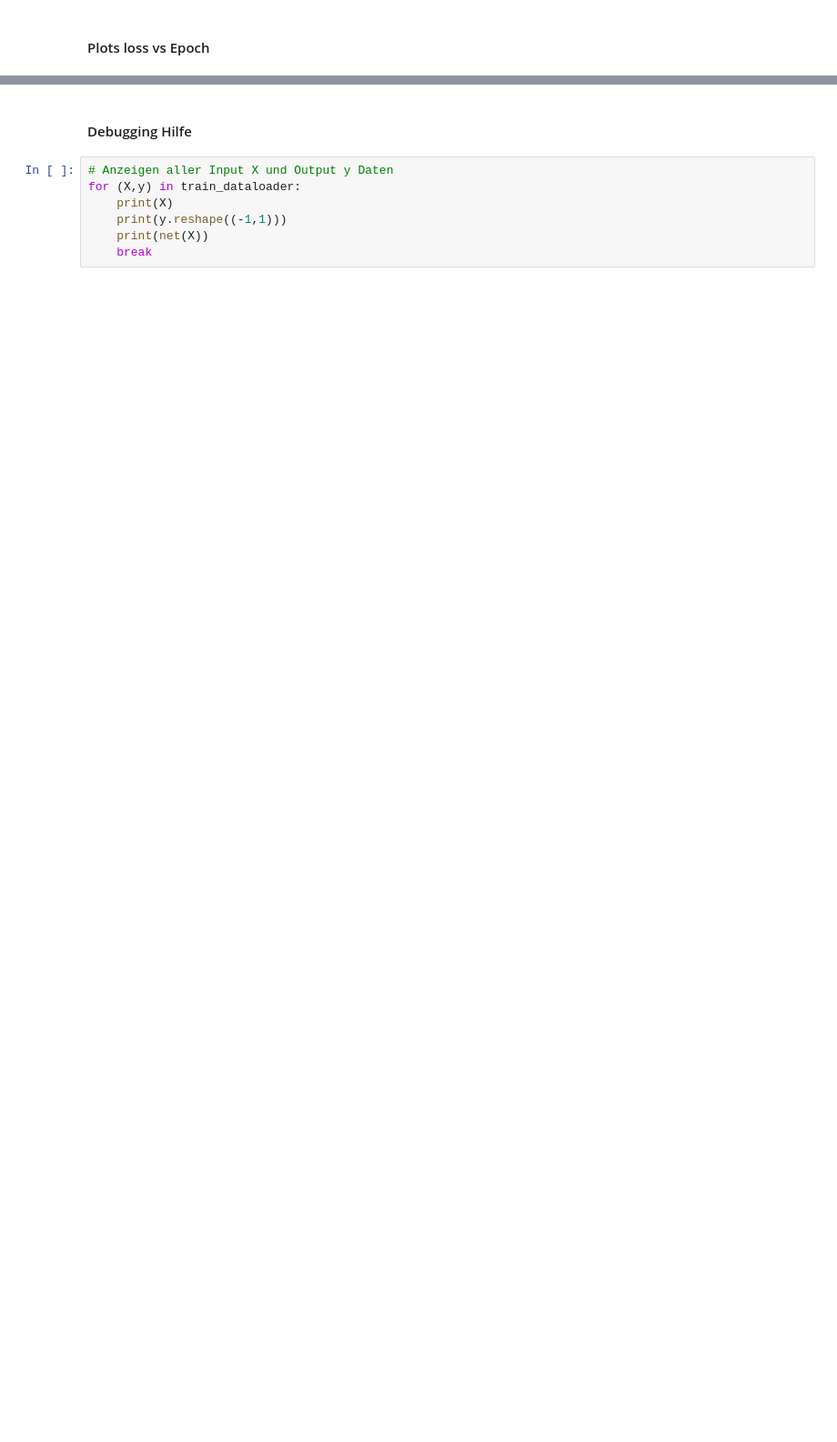
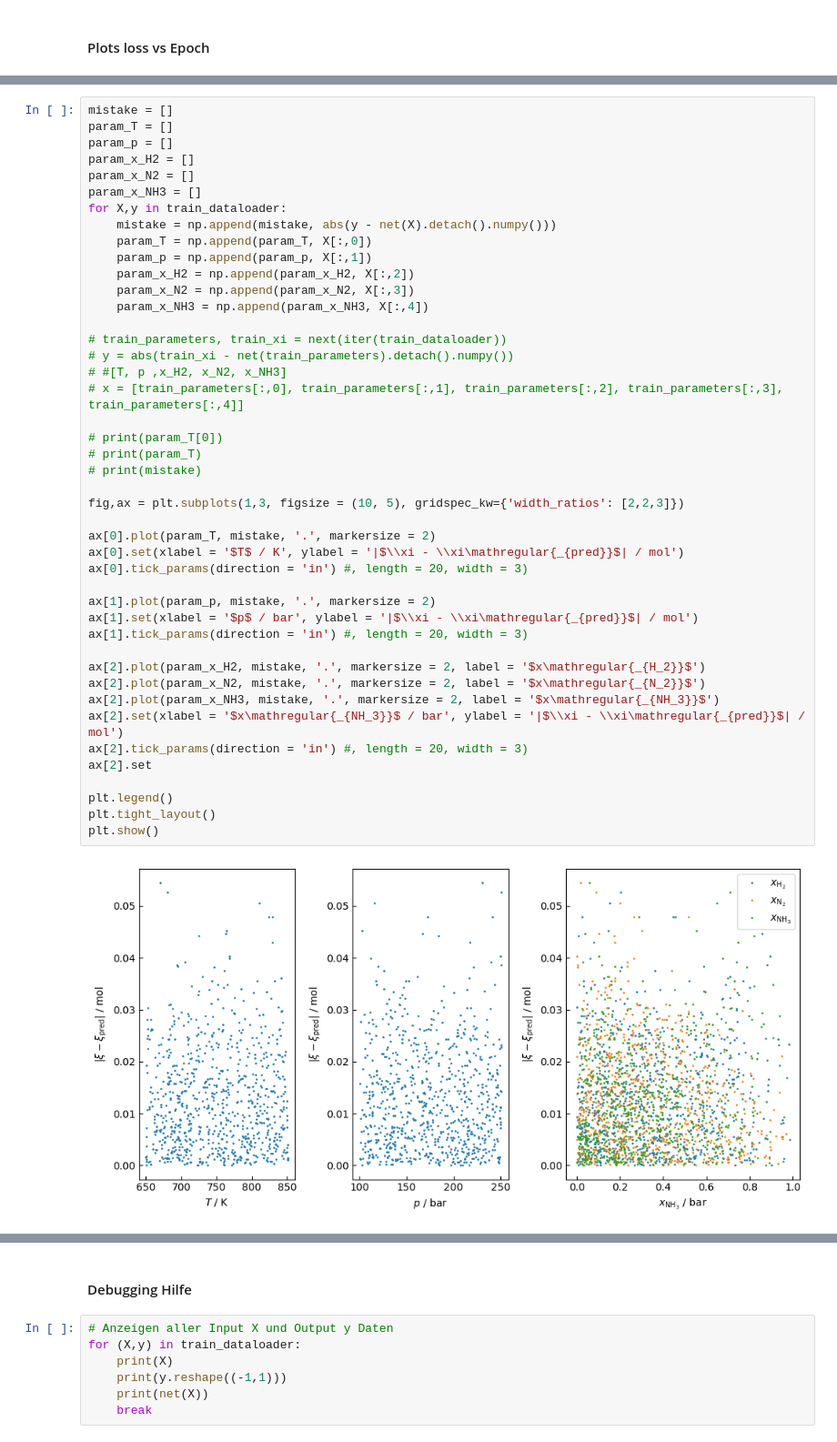
Before and after one commit to ChemRxnEngLab/ANNH3_NNChemicalEquilibria, a Jupyter notebook: TKA_SRA_002_001.ipynb, the cells around one changed output, grey strips where cells are left out. Shown: that part at 91% size. Cells and saved outputs as stored; diff of their text form; blank space fills up the shorter version.

```diff
--- a/TKA_SRA_002_001.ipynb
+++ b/TKA_SRA_002_001.ipynb
@@ -357,3 +361,49 @@ plt.show()
+# %%
+mistake = []
+param_T = []
+param_p = []
+param_x_H2 = []
+param_x_N2 = []
+param_x_NH3 = []
+for X,y in train_dataloader:
+    mistake = np.append(mistake, abs(y - net(X).detach().numpy()))
+    param_T = np.append(param_T, X[:,0])
+    param_p = np.append(param_p, X[:,1])
+    param_x_H2 = np.append(param_x_H2, X[:,2])
+    param_x_N2 = np.append(param_x_N2, X[:,3])
+    param_x_NH3 = np.append(param_x_NH3, X[:,4])
+
+# train_parameters, train_xi = next(iter(train_dataloader))
+# y = abs(train_xi - net(train_parameters).detach().numpy())
+# #[T, p ,x_H2, x_N2, x_NH3]
+# x = [train_parameters[:,0], train_parameters[:,1], train_parameters[:,2], train_parameters[:,3], train_parameters[:,4]]
+
+# print(param_T[0])
+# print(param_T)
+# print(mistake)
+
+fig,ax = plt.subplots(1,3, figsize = (10, 5), gridspec_kw={'width_ratios': [2,2,3]})
+
+ax[0].plot(param_T, mistake, '.', markersize = 2)
+ax[0].set(xlabel = '$T$ / K', ylabel = '|$\\xi - \\xi\mathregular{_{pred}}$| / mol')
+ax[0].tick_params(direction = 'in') #, length = 20, width = 3)
+
+ax[1].plot(param_p, mistake, '.', markersize = 2)
+ax[1].set(xlabel = '$p$ / bar', ylabel = '|$\\xi - \\xi\mathregular{_{pred}}$| / mol')
+ax[1].tick_params(direction = 'in') #, length = 20, width = 3)
+
+ax[2].plot(param_x_H2, mistake, '.', markersize = 2, label = '$x\mathregular{_{H_2}}$')
+ax[2].plot(param_x_N2, mistake, '.', markersize = 2, label = '$x\mathregular{_{N_2}}$')
+ax[2].plot(param_x_NH3, mistake, '.', markersize = 2, label = '$x\mathregular{_{NH_3}}$')
+ax[2].set(xlabel = '$x\mathregular{_{NH_3}}$ / bar', ylabel = '|$\\xi - \\xi\mathregular{_{pred}}$| / mol')
+ax[2].tick_params(direction = 'in') #, length = 20, width = 3)
+ax[2].set
+
+plt.legend()
+plt.tight_layout()
+plt.show()
+# %% [output]
+[figure, added]
 # %%
 fig,ax = plt.subplots()
 #fig.figsize=(12, 8)
```
Also changed, not shown: parts of 15 cells of this notebook.
